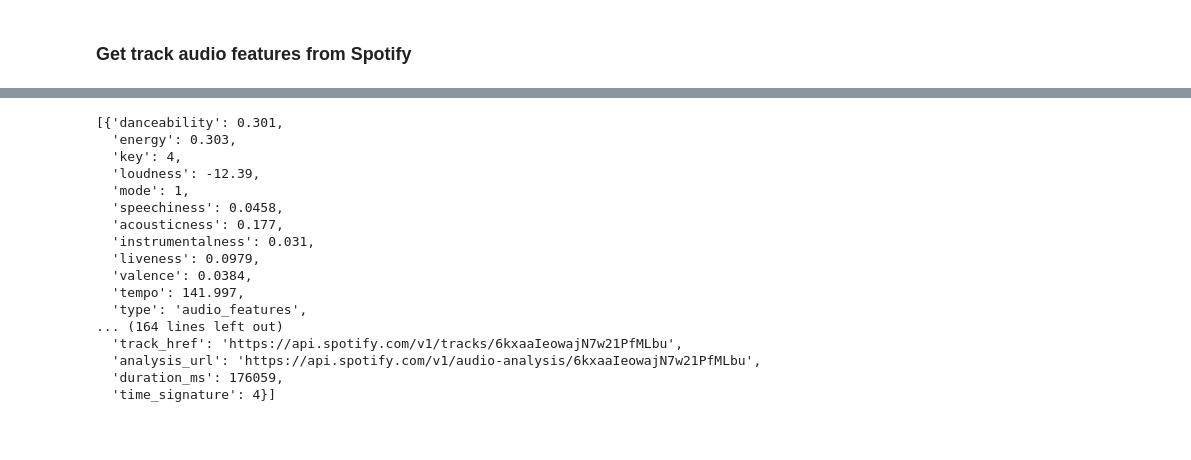
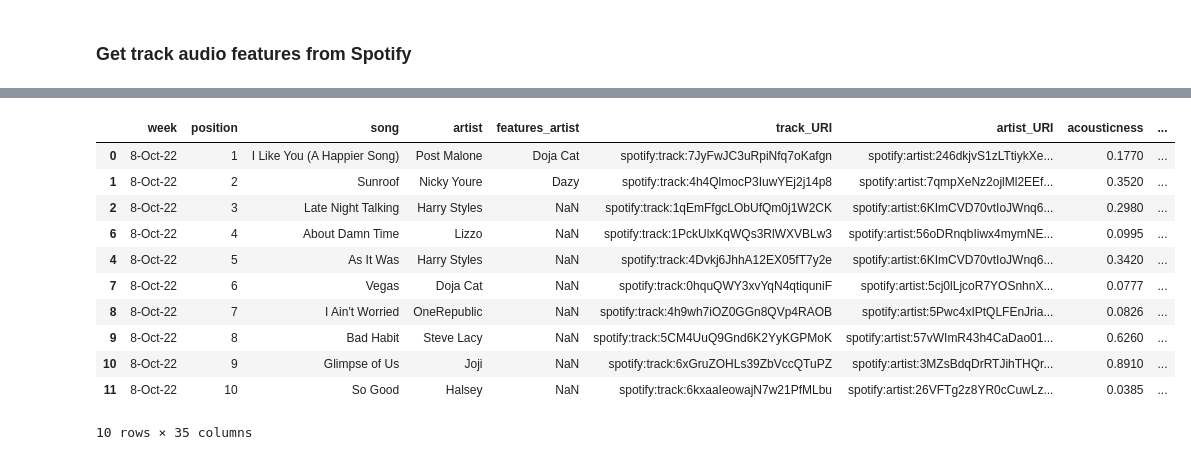
Before and after one commit to ariana94/Audio-Feature-API-Analyis-, a Jupyter notebook: 01_APIs/spotify_API_practice.ipynb, the cells around one changed output, grey strips where cells are left out. Saved outputs shown, nothing was run; the diff lists cells and outputs as text; code cells hidden in the pictures; blank space fills up the shorter version.

Commit message:
completed Spotify API call

```diff
--- a/01_APIs/spotify_API_practice.ipynb
+++ b/01_APIs/spotify_API_practice.ipynb
@@ -262,20 +181,15 @@ top10_features = get_spotify_audio_features(top10)
 # %%
-top10_features
+top10_features = get_audio_features(top10)
 # %% [output]
+|  | week | position | song | artist | features_artist | track_URI | artist_URI | acousticness | ... |
+| 0 | 8-Oct-22 | 1 | I Like You (A Happier Song) | Post Malone | Doja Cat | spotify:track:7JyFwJC3uRpiNfq7oKafgn | spotify:artist:246dkjvS1zLTtiykXe... | 0.1770 | ... |
+| 1 | 8-Oct-22 | 2 | Sunroof | Nicky Youre | Dazy | spotify:track:4h4QlmocP3IuwYEj2j14p8 | spotify:artist:7qmpXeNz2ojlMl2EEf... | 0.3520 | ... |
+| 2 | 8-Oct-22 | 3 | Late Night Talking | Harry Styles | NaN | spotify:track:1qEmFfgcLObUfQm0j1W2CK | spotify:artist:6KImCVD70vtIoJWnq6... | 0.2980 | ... |
+| 6 | 8-Oct-22 | 4 | About Damn Time | Lizzo | NaN | spotify:track:1PckUlxKqWQs3RlWXVBLw3 | spotify:artist:56oDRnqbIiwx4mymNE... | 0.0995 | ... |
+| 4 | 8-Oct-22 | 5 | As It Was | Harry Styles | NaN | spotify:track:4Dvkj6JhhA12EX05fT7y2e | spotify:artist:6KImCVD70vtIoJWnq6... | 0.3420 | ... |
+| 7 | 8-Oct-22 | 6 | Vegas | Doja Cat | NaN | spotify:track:0hquQWY3xvYqN4qtiquniF | spotify:artist:5cj0lLjcoR7YOSnhnX... | 0.0777 | ... |
+| 8 | 8-Oct-22 | 7 | I Ain't Worried | OneRepublic | NaN | spotify:track:4h9wh7iOZ0GGn8QVp4RAOB | spotify:artist:5Pwc4xIPtQLFEnJria... | 0.0826 | ... |
+| 9 | 8-Oct-22 | 8 | Bad Habit | Steve Lacy | NaN | spotify:track:5CM4UuQ9Gnd6K2YyKGPMoK | spotify:artist:57vWImR43h4CaDao01... | 0.6260 | ... |
+| 10 | 8-Oct-22 | 9 | Glimpse of Us | Joji | NaN | spotify:track:6xGruZOHLs39ZbVccQTuPZ | spotify:artist:3MZsBdqDrRTJihTHQr... | 0.8910 | ... |
+| 11 | 8-Oct-22 | 10 | So Good | Halsey | NaN | spotify:track:6kxaaIeowajN7w21PfMLbu | spotify:artist:26VFTg2z8YR0cCuwLz... | 0.0385 | ... |
-[{'danceability': 0.301,
-  'energy': 0.303,
-  'key': 4,
-  'loudness': -12.39,
-  'mode': 1,
-  'speechiness': 0.0458,
-  'acousticness': 0.177,
-  'instrumentalness': 0.031,
-  'liveness': 0.0979,
-  'valence': 0.0384,
-  'tempo': 141.997,
-  'type': 'audio_features',
-... (164 lines left out)
-  'track_href': 'https://api.spotify.com/v1/tracks/6kxaaIeowajN7w21PfMLbu',
-  'analysis_url': 'https://api.spotify.com/v1/audio-analysis/6kxaaIeowajN7w21PfMLbu',
-  'duration_ms': 176059,
-  'time_signature': 4}]
+10 rows × 35 columns
```
Also changed, not shown: parts of 17 cells of this notebook.
